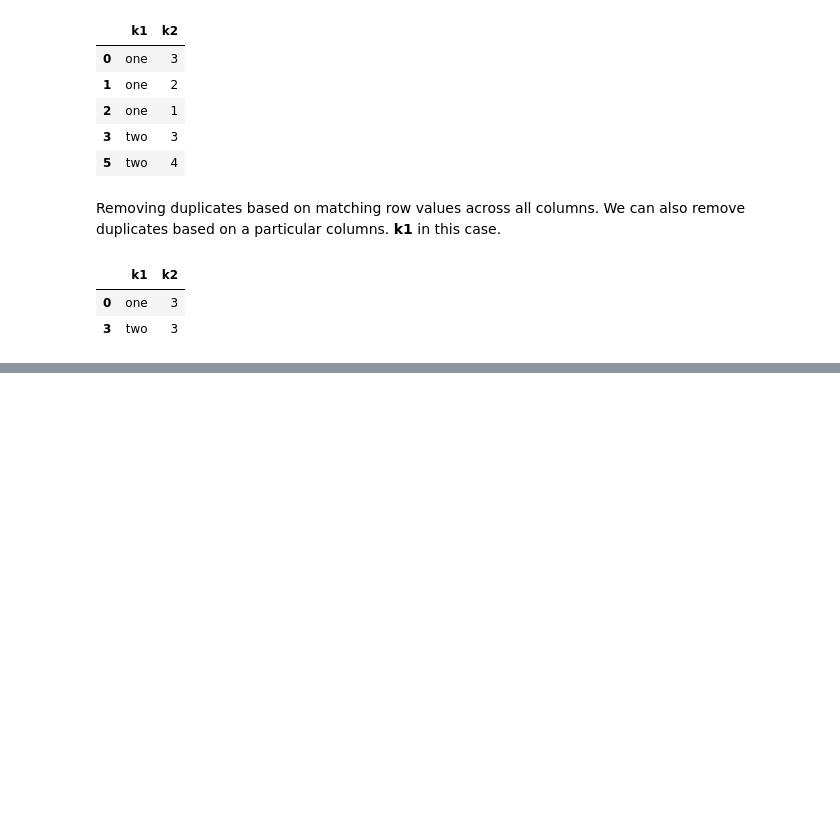
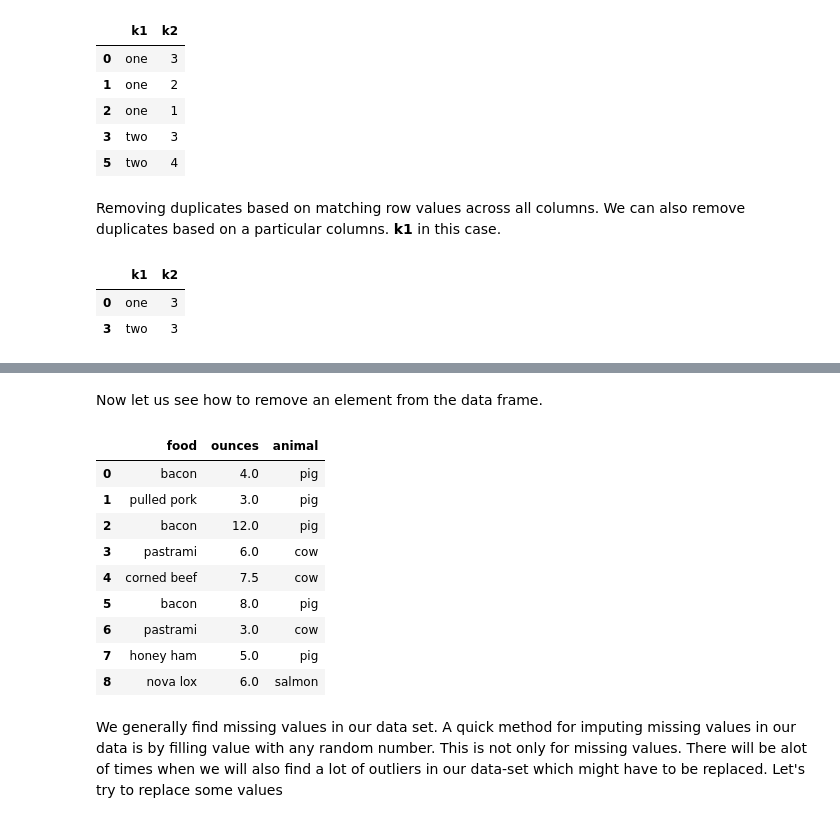
Before and after one commit to debuggermalhotra/Artificial-Intelligence-Recipes, a Jupyter notebook: Python for scientific development/DataManipulation_with_Numpy_and_Pandas.ipynb, the cells around one changed output, grey strips where cells are left out. Saved outputs shown, nothing was run; the diff lists cells and outputs as text; code cells hidden in the pictures; blank space fills up the shorter version.

```diff
--- a/Python for scientific development/DataManipulation_with_Numpy_and_Pandas.ipynb
+++ b/Python for scientific development/DataManipulation_with_Numpy_and_Pandas.ipynb
@@ -372,0 +455,20 @@ data.drop_duplicates(subset='k1')
+# %% [markdown]
+Now let us see how to remove an element from the data frame.
+# %%
+#removing the unnecessary 'animal2' variable
+data.drop('animal2', axis='columns',inplace='True')
+data
+# %% [output]
+|  | food | ounces | animal |
+| 0 | bacon | 4.0 | pig |
+| 1 | pulled pork | 3.0 | pig |
+| 2 | bacon | 12.0 | pig |
+| 3 | pastrami | 6.0 | cow |
+| 4 | corned beef | 7.5 | cow |
+| 5 | bacon | 8.0 | pig |
+| 6 | pastrami | 3.0 | cow |
+| 7 | honey ham | 5.0 | pig |
+| 8 | nova lox | 6.0 | salmon |
+# %% [markdown]
+We generally find missing values in our data set. A quick method for imputing missing values in our data is by filling value with any random number.
+This is not only for missing values. There will be alot of times when we will also find a lot of outliers in our data-set which might have to be replaced. Let's try to replace some values
```
Also changed, not shown: parts of 31 cells of this notebook.
